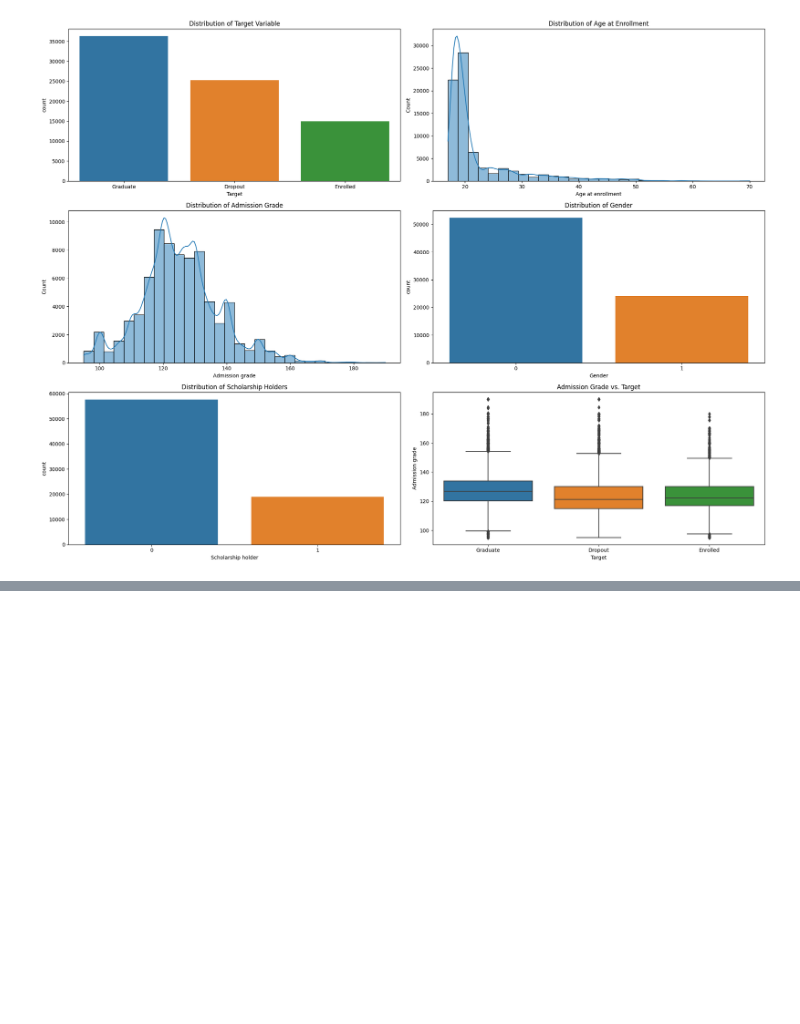
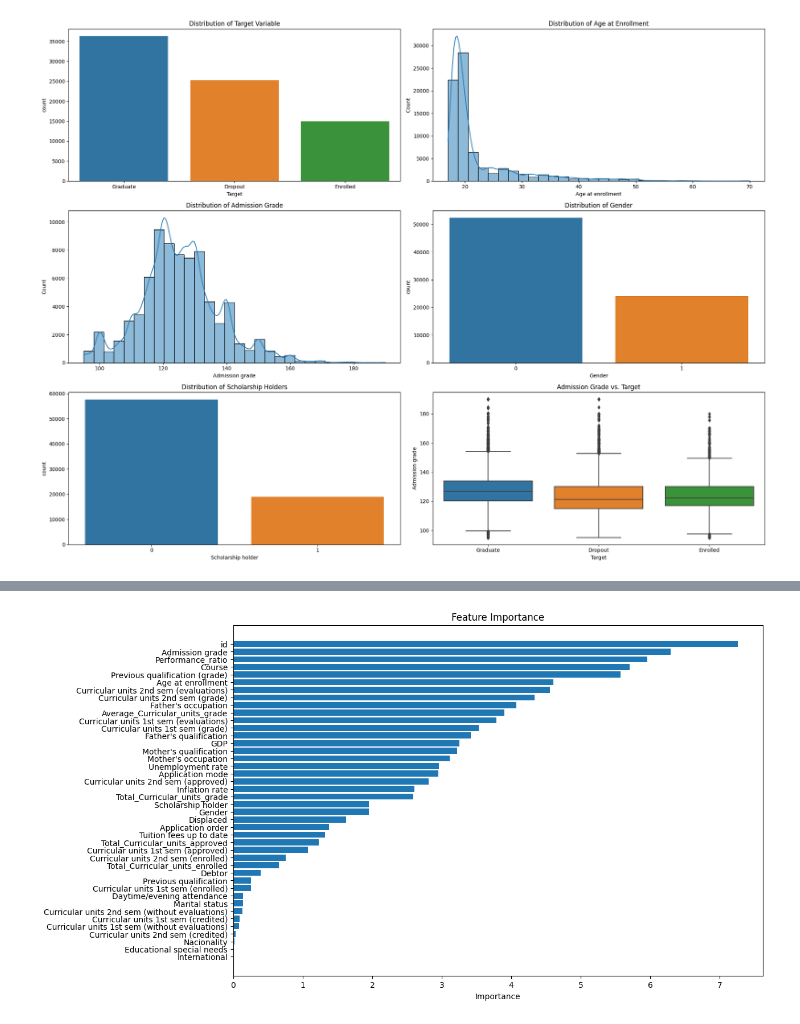
Before and after one commit to Danyocheck/Kaggle-competitions, a Jupyter notebook: academic_success/academic.ipynb, the cells around one changed output, grey strips where cells are left out. Saved outputs shown, nothing was run; the diff lists cells and outputs as text; code cells hidden in the pictures; blank space fills up the shorter version.

```diff
--- a/academic_success/academic.ipynb
+++ b/academic_success/academic.ipynb
@@ -109,0 +162,46 @@ plt.show()
+# %%
+def new_features(data):
+    data['Total_Curricular_units_enrolled'] = data['Curricular units 1st sem (enrolled)'] + data['Curricular units 2nd sem (enrolled)']
+    data['Total_Curricular_units_approved'] = data['Curricular units 1st sem (approved)'] + data['Curricular units 2nd sem (approved)']
+    data['Total_Curricular_units_grade'] = data['Curricular units 1st sem (grade)'] + data['Curricular units 2nd sem (grade)']
+    data['Average_Curricular_units_grade'] = data['Total_Curricular_units_grade'] / (data['Total_Curricular_units_enrolled'] + 1e-9)
+    data['Performance_ratio'] = data['Total_Curricular_units_approved'] / (data['Total_Curricular_units_enrolled'] + 1e-9)
+
+    return data
+
+X = new_features(X)
+# %%
+from catboost import CatBoostClassifier, Pool
+from sklearn.model_selection import train_test_split
+import matplotlib.pyplot as plt
+
+y = X['Target']
+X.drop(columns=['Target'], inplace=True)
+X_train, X_test, y_train, y_test = train_test_split(X, y, test_size=0.2, random_state=42)
+
+
+# Initialize the CatBoost model
+catboost_model = CatBoostClassifier(iterations=1000, learning_rate=0.1, depth=10, verbose=0, task_type='GPU', devices='0-7')
+
+# Train the model on the training set
+catboost_model.fit(X_train, y_train)
+
+# Step 3: Plot Feature Importance
+feature_importances = catboost_model.get_feature_importance(Pool(X_train, y_train), type="FeatureImportance")
+feature_names = X_train.columns
+
+# Create a dataframe for plotting
+feature_importance_df = pd.DataFrame({'Feature': feature_names, 'Importance': feature_importances})
+
+# Sort the dataframe by importance
+feature_importance_df = feature_importance_df.sort_values(by='Importance', ascending=False)
+
+# Plot the feature importance
+plt.figure(figsize=(12, 8))
+plt.barh(feature_importance_df['Feature'], feature_importance_df['Importance'])
+plt.xlabel('Importance')
+plt.title('Feature Importance')
+plt.gca().invert_yaxis()
+plt.show()
+# %% [output]
+[figure, added]
```
Also changed, not shown: parts of 10 cells of this notebook.
